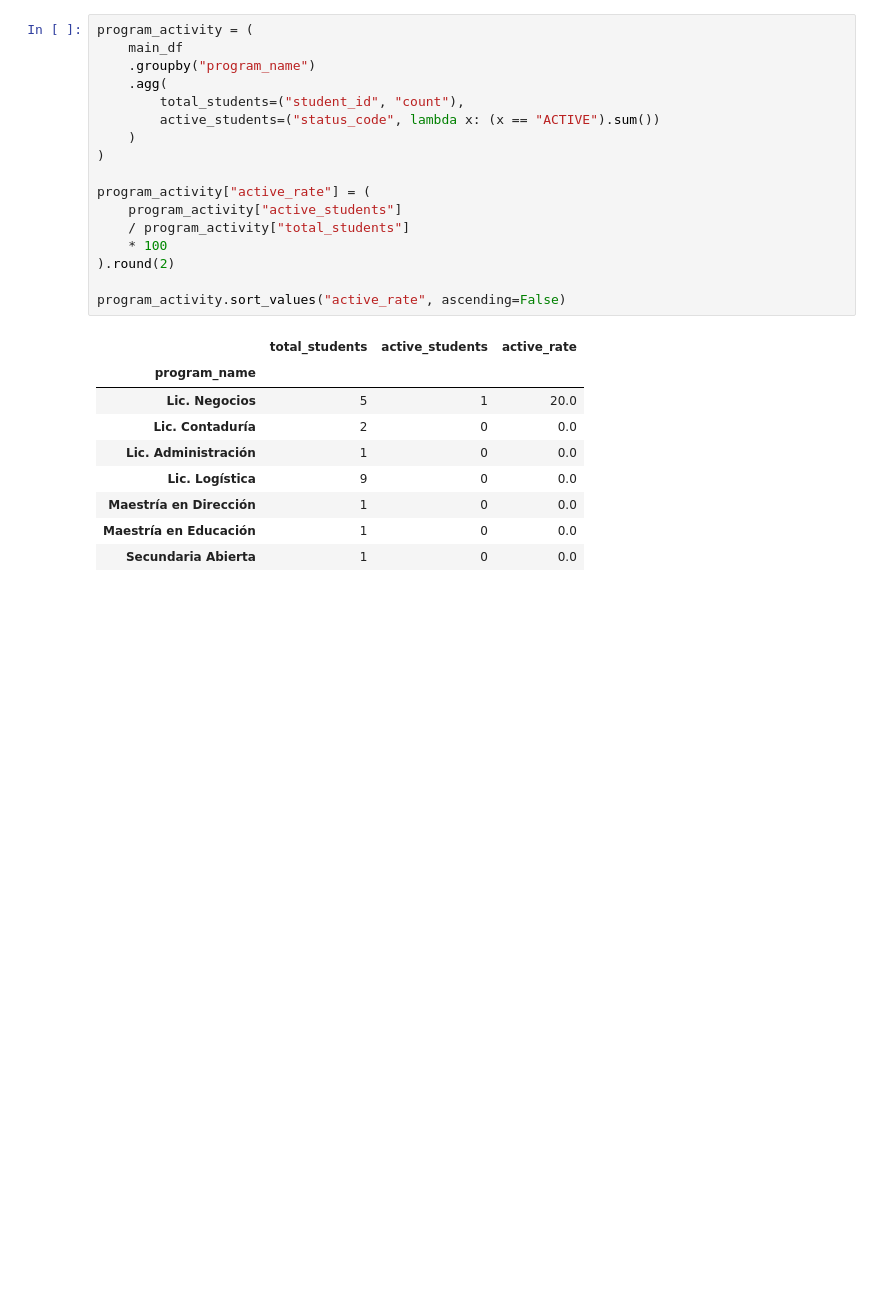
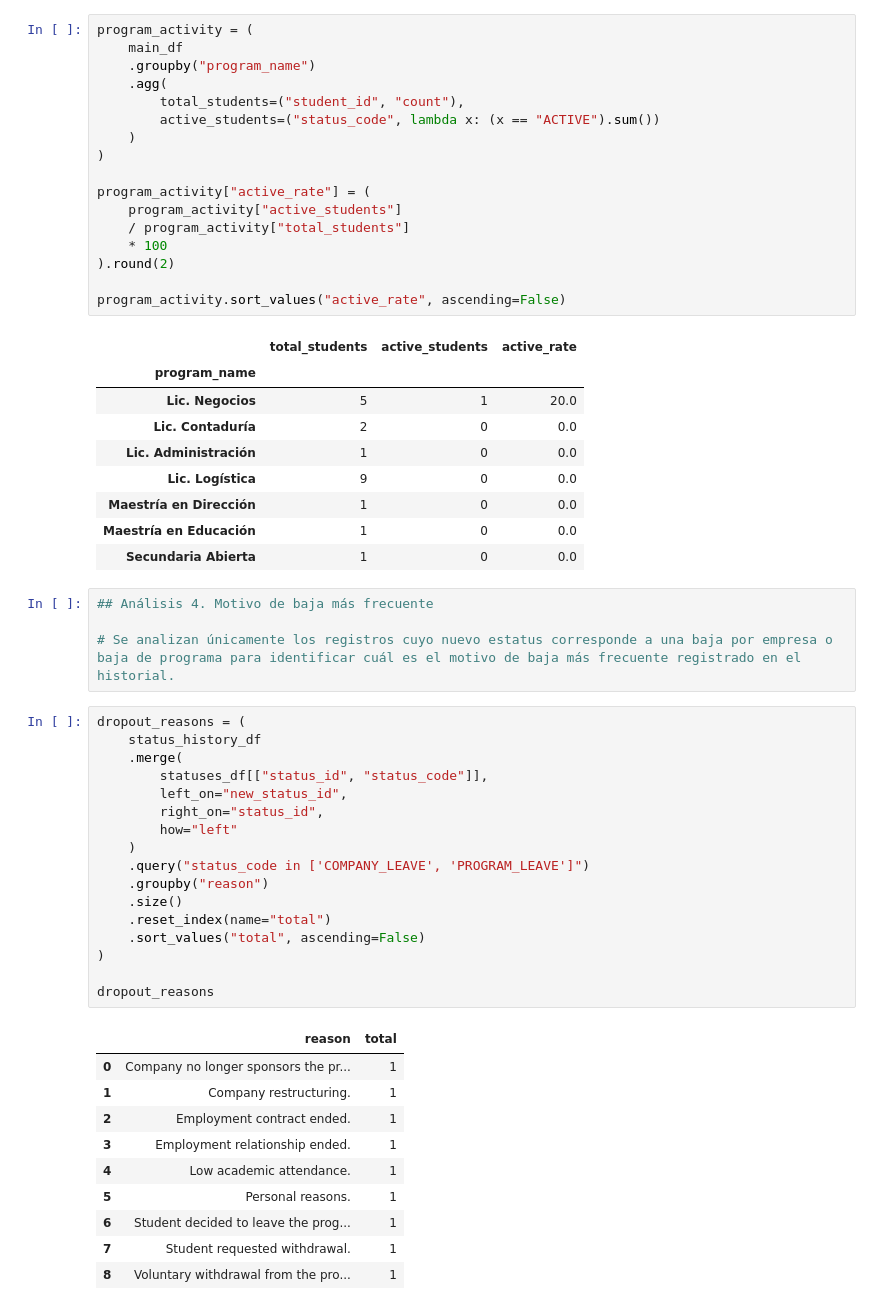
Before and after one commit to JavissNeg/ag-challenge, a Jupyter notebook: data-analysis/analysis.ipynb, the cells around one changed output. Cells and saved outputs as stored; diff of their text form; blank space fills up the shorter version.

Commit message:
feat(data-analysis): analyze most common dropout reasons

```diff
--- a/data-analysis/analysis.ipynb
+++ b/data-analysis/analysis.ipynb
@@ -285,3 +285,35 @@ program_activity.sort_values("active_rate", ascending=False)
 | Maestría en Dirección | 1 | 0 | 0.0 |
 | Maestría en Educación | 1 | 0 | 0.0 |
 | Secundaria Abierta | 1 | 0 | 0.0 |
+# %%
+## Análisis 4. Motivo de baja más frecuente
+
+# Se analizan únicamente los registros cuyo nuevo estatus corresponde a una baja por empresa o baja de programa para identificar cuál es el motivo de baja más frecuente registrado en el historial.
+# %%
+dropout_reasons = (
+    status_history_df
+    .merge(
+        statuses_df[["status_id", "status_code"]],
+        left_on="new_status_id",
+        right_on="status_id",
+        how="left"
+    )
+    .query("status_code in ['COMPANY_LEAVE', 'PROGRAM_LEAVE']")
+    .groupby("reason")
+    .size()
+    .reset_index(name="total")
+    .sort_values("total", ascending=False)
+)
+
+dropout_reasons
+# %% [output]
+|  | reason | total |
+| 0 | Company no longer sponsors the pr... | 1 |
+| 1 | Company restructuring. | 1 |
+| 2 | Employment contract ended. | 1 |
+| 3 | Employment relationship ended. | 1 |
+| 4 | Low academic attendance. | 1 |
+| 5 | Personal reasons. | 1 |
+| 6 | Student decided to leave the prog... | 1 |
+| 7 | Student requested withdrawal. | 1 |
+| 8 | Voluntary withdrawal from the pro... | 1 |
```
